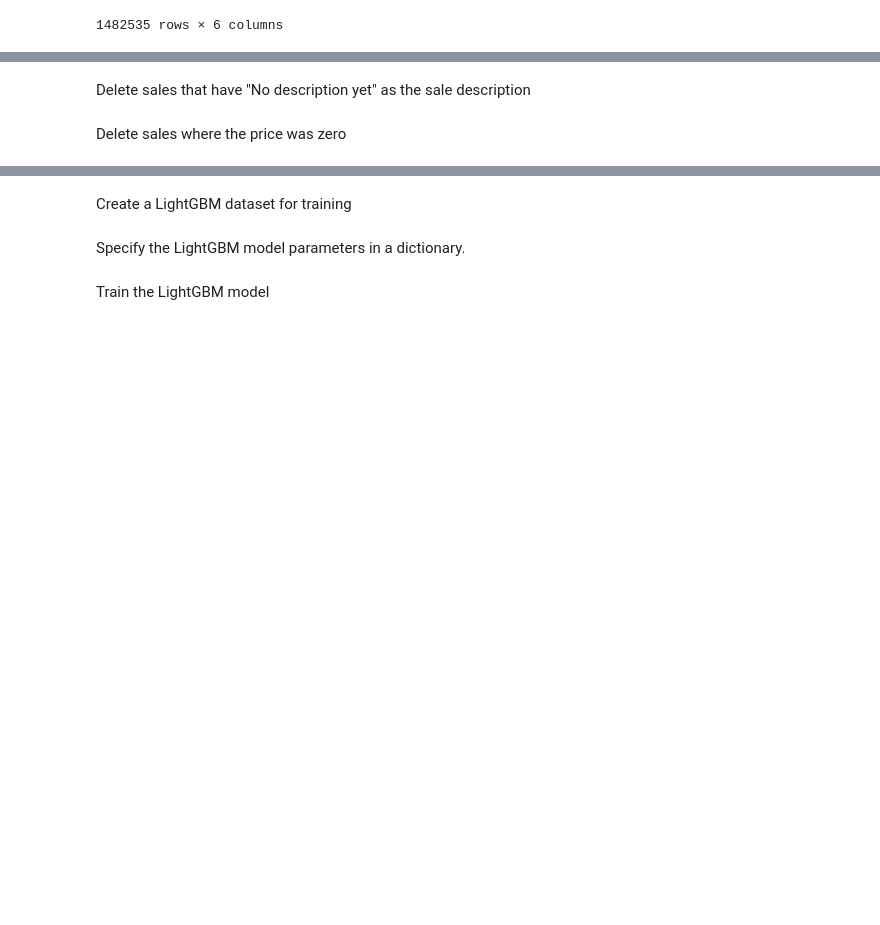
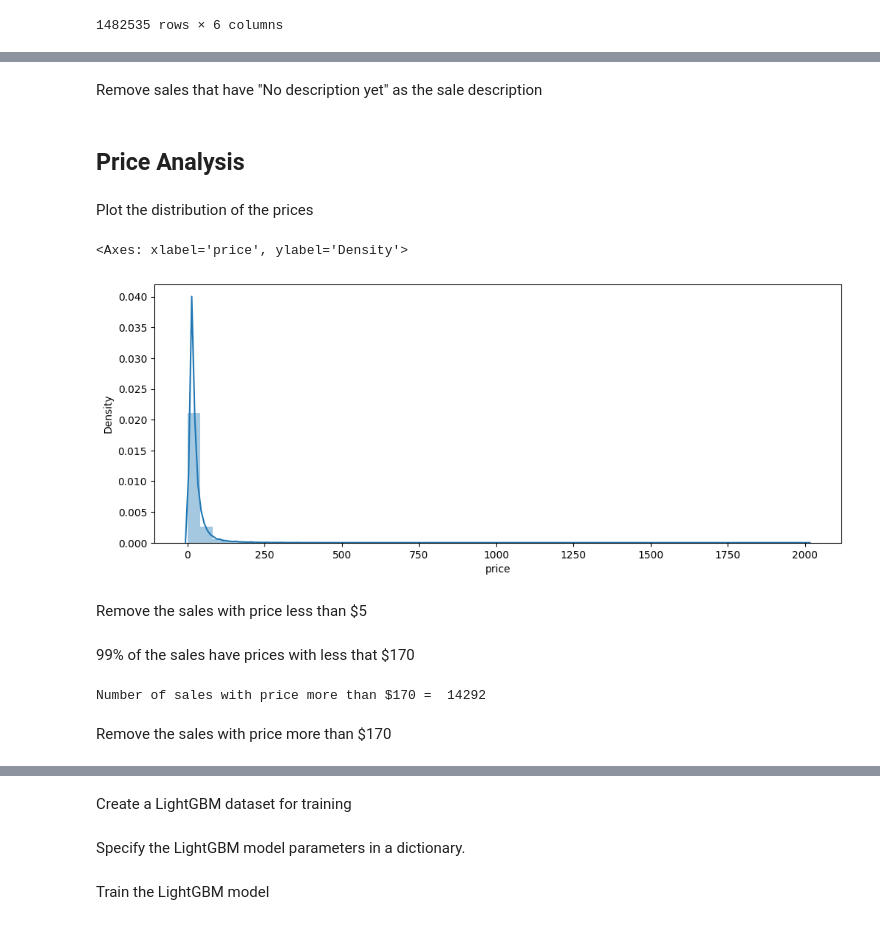
Before and after one commit to danielsimon4/price_recommender, a Jupyter notebook: price_recommender.ipynb, the cells around one changed output, grey strips where cells are left out. Drawn from its saved outputs; the diff is of its cells as text; code cells hidden in the pictures; blank space fills up the shorter version.

```diff
--- a/price_recommender.ipynb
+++ b/price_recommender.ipynb
@@ -111,3 +119 @@ Fill missing values in the `brand_name` column with the string ' '
-# %%
-df['brand_name'].fillna(value='', inplace=True)
 # %% [markdown]
@@ -115,9 +121,20 @@ Delete sales that do not have a description
 # %%
 df.dropna(subset=['item_description'], inplace=True)
 # %% [markdown]
-Delete sales that have "No description yet" as the sale description
+Remove sales that have "No description yet" as the sale description
 # %%
 df = df[df['item_description'] != 'No description yet']
-# %% [markdown]
-Delete sales where the price was zero
+# %% [markdown]
+## Price Analysis
+# %% [markdown]
+Plot the distribution of the prices
+# %%
+plt.figure(figsize=(12,10))
+plt.subplot(211)
+sns.distplot(df['price'])
+# %% [output]
+<Axes: xlabel='price', ylabel='Density'>
+[figure, added]
+# %% [markdown]
+Remove the sales with price less than $5
 # %%
@@ -124,0 +142,8 @@ df = df[df['price'] != 0]
+# %% [markdown]
+99% of the sales have prices with less that $170
+# %%
+print("Number of sales with price more than $170 = ",len(df[df['price'] > 170]))
+# %% [output]
+Number of sales with price more than $170 =  14292
+# %% [markdown]
+Remove the sales with price more than $170
```
Also changed, not shown: parts of 103 cells of this notebook, 9 other files.
